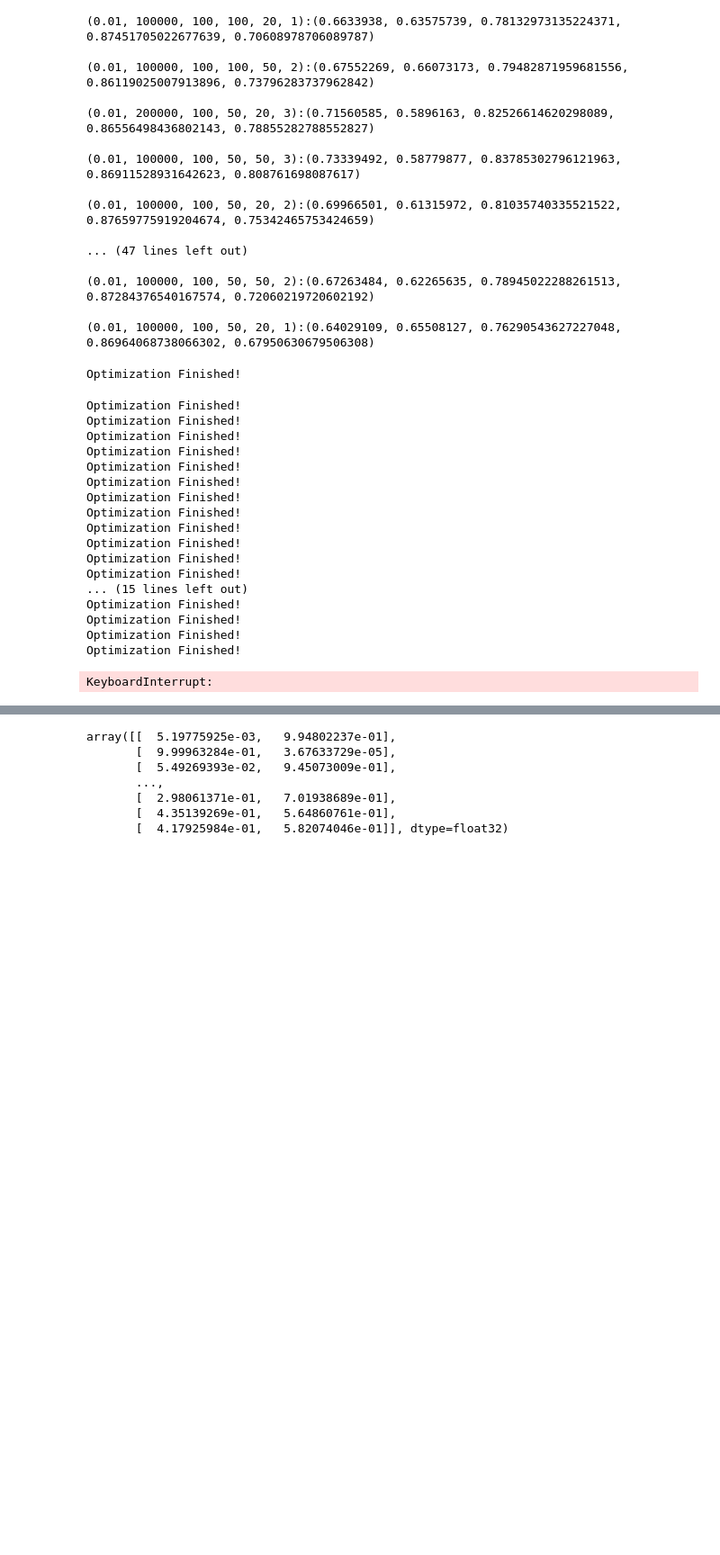
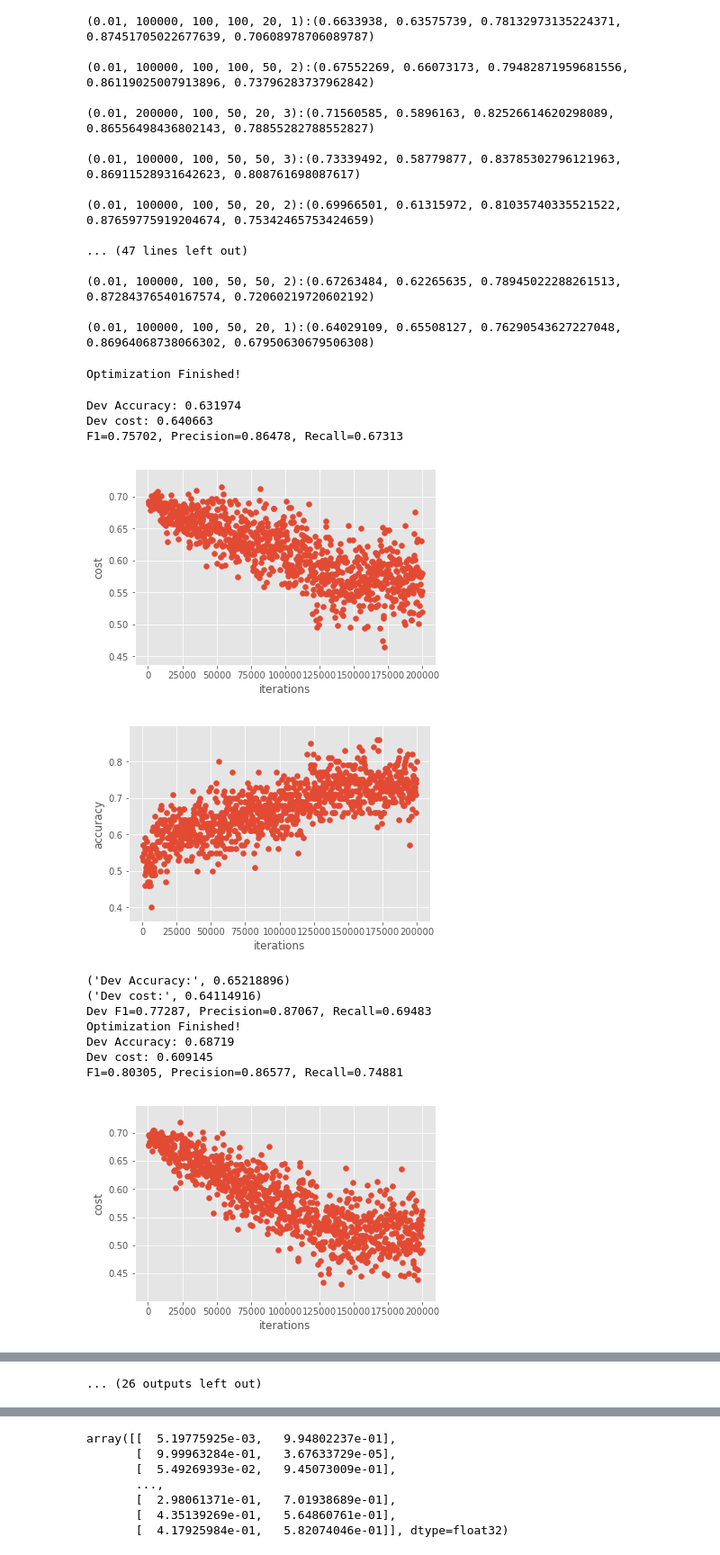
Before and after one commit to yannie/w266-final-project, a Jupyter notebook: Amazon_Review_Helpfuless_Le_6.0-0814192029.ipynb, the cells around one changed output, grey strips where cells are left out. Shown at 90% size. Saved outputs shown, nothing was run; the diff lists cells and outputs as text; code cells hidden in the pictures; blank space fills up the shorter version.

```diff
--- a/Amazon_Review_Helpfuless_Le_6.0-0814192029.ipynb
+++ b/Amazon_Review_Helpfuless_Le_6.0-0814192029.ipynb
@@ -544,34 +544,29 @@ with open('tunning file.csv', 'w') as f:
 # %%
 from itertools import product
 
-learning_rate = [0.01, 0.01]
-training_iters = [100000,200000]
+learning_rate = [0.01]
+training_iters = [200000]
 batch_size = [100]
-sentence_size =[30,50,100]
-n_hidden = [20,50]
-n_layer = [1,2,3]
-dic= {}
+sentence_size =[10,30,50,70,90,110]
+n_hidden = [10,30]
+n_layer = [2]
+dic3= {}
 for learning_rate_v, training_iters_v,batch_size_v,sentence_size_v,n_hidden_v,n_layer_v \
     in product(learning_rate, training_iters ,batch_size,sentence_size,n_hidden,n_layer):
     a,b = run_graph(learning_rate_v, training_iters_v,batch_size_v,sentence_size_v,n_hidden_v,n_layer_v)
-    dic[a]=b
+    dic3[a]=b
 # %% [output]
 Optimization Finished!
-Optimization Finished!
-Optimization Finished!
-Optimization Finished!
-Optimization Finished!
-Optimization Finished!
-Optimization Finished!
-Optimization Finished!
-Optimization Finished!
-Optimization Finished!
-Optimization Finished!
-Optimization Finished!
-Optimization Finished!
-... (15 lines left out)
-Optimization Finished!
-Optimization Finished!
-Optimization Finished!
-Optimization Finished!
+Dev Accuracy: 0.631974
+Dev cost: 0.640663
+F1=0.75702, Precision=0.86478, Recall=0.67313
+[figure, added]
+[figure, added]
-KeyboardInterrupt:
+('Dev Accuracy:', 0.65218896)
+('Dev cost:', 0.64114916)
+Dev F1=0.77287, Precision=0.87067, Recall=0.69483
+Optimization Finished!
+Dev Accuracy: 0.68719
+Dev cost: 0.609145
+F1=0.80305, Precision=0.86577, Recall=0.74881
+[figure, added]
@@ -578 +591,2 @@ KeyboardInterrupt:
+... (26 outputs left out)
 # %%
```
Also changed, not shown: parts of 12 cells of this notebook, 6 other files.
